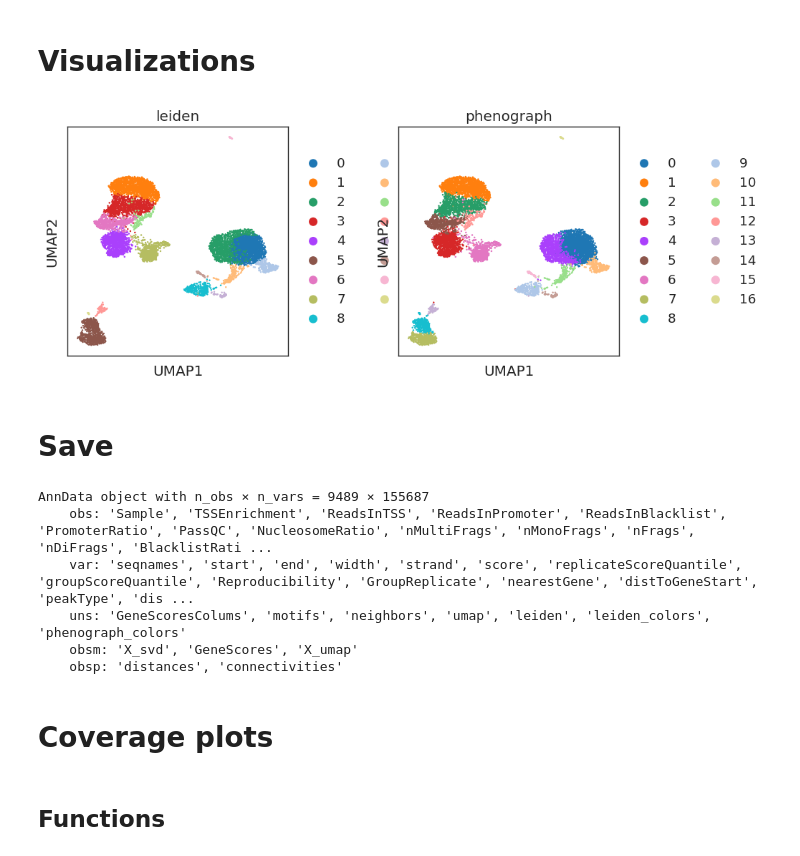
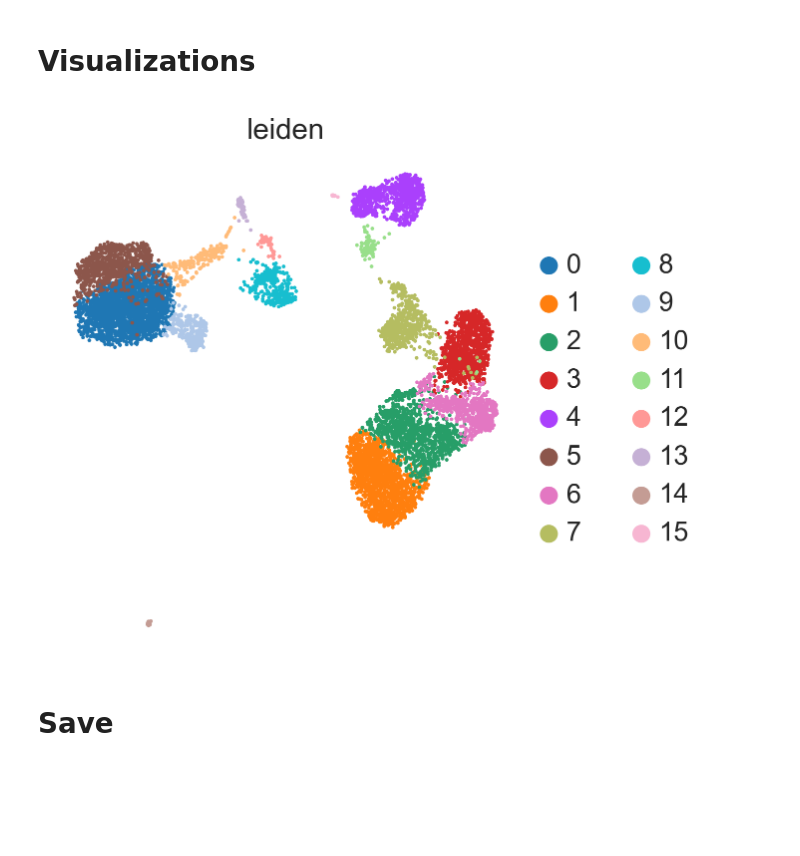
Before and after one commit to settylab/single-cell-primers, a Jupyter notebook: notebooks/PBMC-ATAC-standalone.ipynb, the cells around one changed output. Drawn from its saved outputs; the diff is of its cells as text; code cells hidden in the pictures; blank space fills up the shorter version.

Commit message:
update ATAC standalone, move coverage plots to separate notebook

```diff
--- a/notebooks/PBMC-ATAC-standalone.ipynb
+++ b/notebooks/PBMC-ATAC-standalone.ipynb
@@ -120,0 +116,2 @@ for col in peaks.columns:
+# %%
+cell_meta = pd.read_csv(data_dir + 'cell_metadata.csv', index_col=0).loc[cells, : ]
@@ -121,4 +120,5 @@ for col in peaks.columns:
 # %%
+ad = sc.AnnData(counts.T, obs = cell_meta, var = peaks)
 ad.X = ad.X.tocsr()
 # %%
 ad
@@ -134,7 +133,3 @@ ad.obsm['X_svd'] = pd.read_csv(data_dir + 'svd.csv', index_col=0).loc[ad.obs_nam
-# %%
-cell_meta = pd.read_csv(data_dir + 'cell_metadata.csv', index_col=0).loc[ad.obs_names, : ]
-for col in cell_meta.columns:
-    ad.obs[col] = cell_meta[col].values
 # %%
 ad
 # %% [output]
@@ -182,5 +176,0 @@ To enable them in other operations, rebuild TensorFlow with the appropriate comp
-# %%
-# Phenograph
-warnings.filterwarnings('ignore')
-ad.obs['phenograph'], _, _ = phenograph.cluster(ad.obsm['X_svd'])
-ad.obs['phenograph'] = ad.obs['phenograph'].astype(str)
@@ -200,23 +186,10 @@ PhenoGraph completed in 27.66795015335083 seconds
 # %% [markdown]
 # Visualizations
 # %%
-sc.pl.scatter(ad, basis='umap', color=['leiden', 'phenograph'])
+sc.pl.scatter(ad, basis='umap', color=['leiden'])
 # %% [output]
-[figure, old version]
+[figure, new version]
 # %% [markdown]
 # Save
-# %%
-ad
-# %% [output]
-AnnData object with n_obs × n_vars = 9489 × 155687
-    obs: 'Sample', 'TSSEnrichment', 'ReadsInTSS', 'ReadsInPromoter', 'ReadsInBlacklist', 'PromoterRatio', 'PassQC', 'NucleosomeRatio', 'nMultiFrags', 'nMonoFrags', 'nFrags', 'nDiFrags', 'BlacklistRati ...
-    var: 'seqnames', 'start', 'end', 'width', 'strand', 'score', 'replicateScoreQuantile', 'groupScoreQuantile', 'Reproducibility', 'GroupReplicate', 'nearestGene', 'distToGeneStart', 'peakType', 'dis ...
-    uns: 'GeneScoresColums', 'motifs', 'neighbors', 'umap', 'leiden', 'leiden_colors', 'phenograph_colors'
-    obsm: 'X_svd', 'GeneScores', 'X_umap'
-    obsp: 'distances', 'connectivities'
 # %%
 ad.write(data_dir + '../../pbmc_10k_atac.h5ad')
-# %% [markdown]
-# Coverage plots
-# %% [markdown]
-## Functions
```
Also changed, not shown: parts of 54 cells of this notebook.
